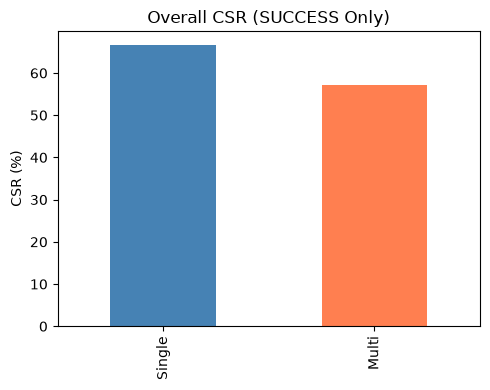
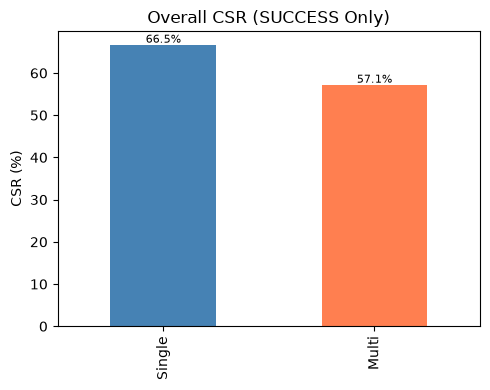
Code edit (unified diff) that turned the first committed figure into the second:
--- before
+++ after
@@ -6,5 +6,5 @@
 print(f'Multi:  {m_pass}/{m_tot} = {m_pass/m_tot*100:.1f}%')
 
-pd.Series({'Single':s_pass/s_tot*100,'Multi':m_pass/m_tot*100}).plot.bar(
+ax = pd.Series({'Single':s_pass/s_tot*100,'Multi':m_pass/m_tot*100}).plot.bar(
     figsize=(5,4),color=['steelblue','coral'],legend=False)
 for p in ax.patches:

Commit: fix: add missing ax= assignment in 3 notebook bar charts, re-execute all, extract charts